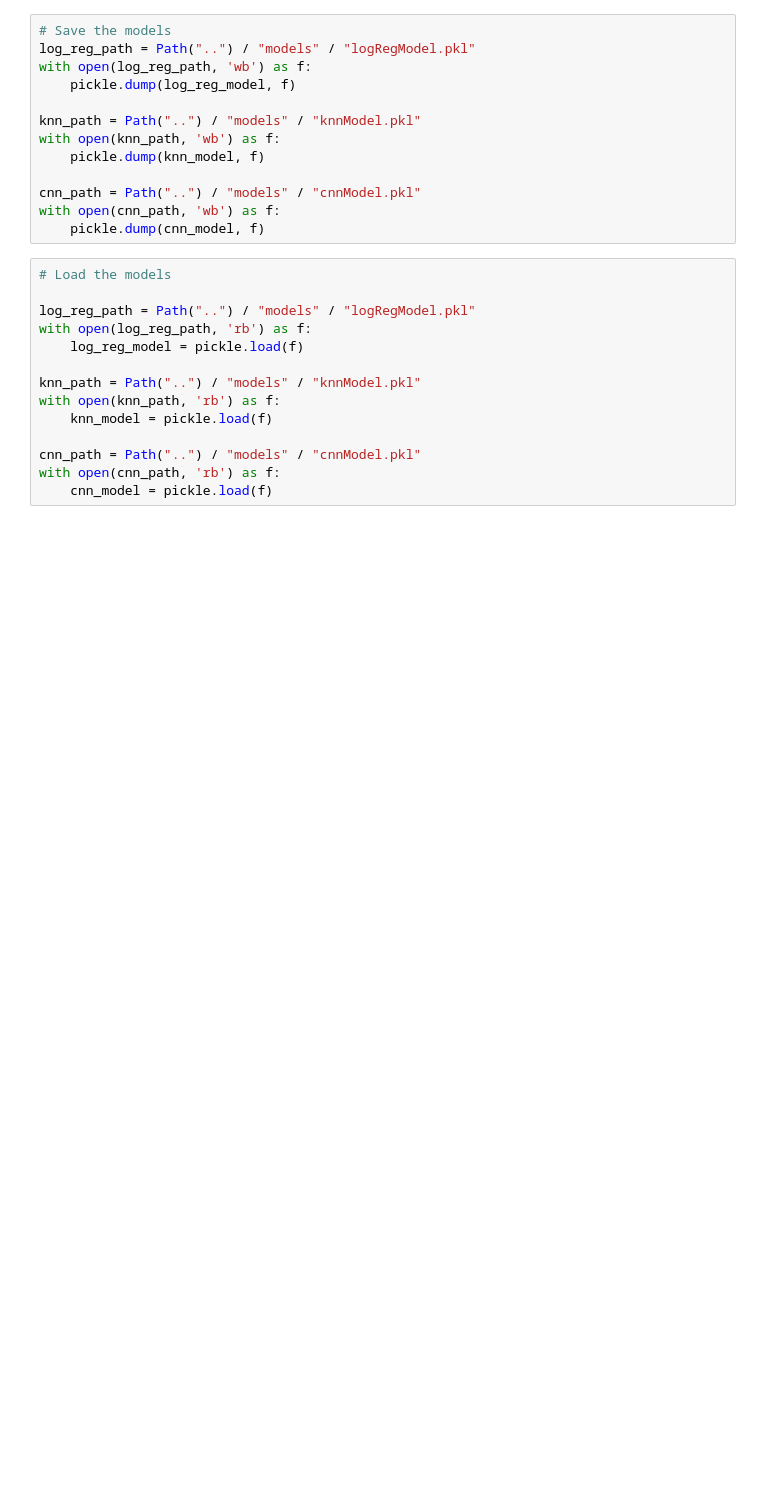
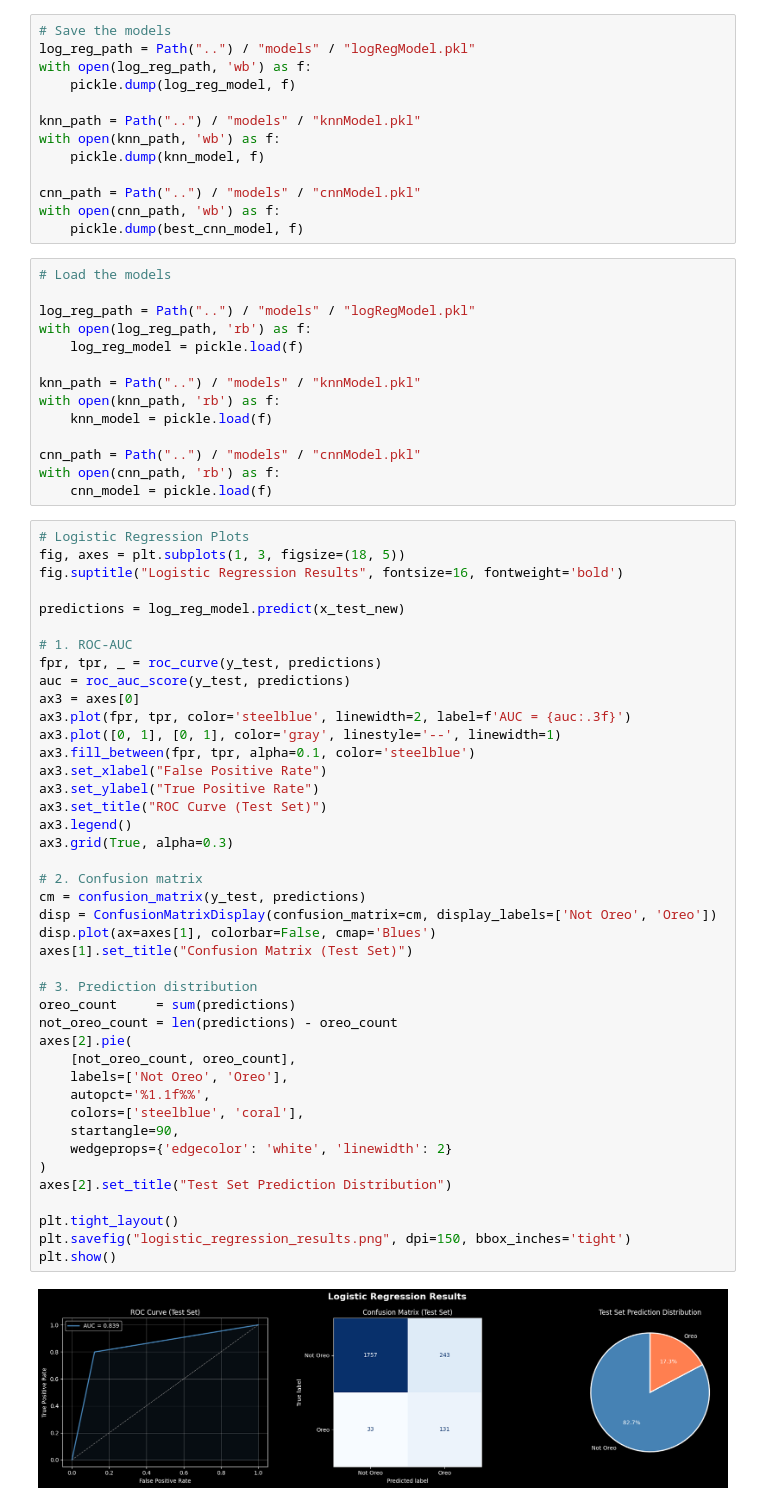
Before and after one commit to TDow13/Machine_Learning_OreoFinder, a Jupyter notebook: code/OreoFinder.ipynb, the cells around one changed output. Cells and saved outputs as stored; diff of their text form; blank space fills up the shorter version.

```diff
--- a/code/OreoFinder.ipynb
+++ b/code/OreoFinder.ipynb
@@ -626,7 +436,7 @@ with open(knn_path, 'wb') as f:
 
 cnn_path = Path("..") / "models" / "cnnModel.pkl"
 with open(cnn_path, 'wb') as f:
-    pickle.dump(cnn_model, f)
+    pickle.dump(best_cnn_model, f)
 # %%
 # Load the models
 
@@ -641,3 +451,47 @@ with open(knn_path, 'rb') as f:
 cnn_path = Path("..") / "models" / "cnnModel.pkl"
 with open(cnn_path, 'rb') as f:
     cnn_model = pickle.load(f)
+# %%
+# Logistic Regression Plots
+fig, axes = plt.subplots(1, 3, figsize=(18, 5))
+fig.suptitle("Logistic Regression Results", fontsize=16, fontweight='bold')
+
+predictions = log_reg_model.predict(x_test_new)
+
+# 1. ROC-AUC
+fpr, tpr, _ = roc_curve(y_test, predictions)
+auc = roc_auc_score(y_test, predictions)
+ax3 = axes[0]
+ax3.plot(fpr, tpr, color='steelblue', linewidth=2, label=f'AUC = {auc:.3f}')
+ax3.plot([0, 1], [0, 1], color='gray', linestyle='--', linewidth=1)
+ax3.fill_between(fpr, tpr, alpha=0.1, color='steelblue')
+ax3.set_xlabel("False Positive Rate")
+ax3.set_ylabel("True Positive Rate")
+ax3.set_title("ROC Curve (Test Set)")
+ax3.legend()
+ax3.grid(True, alpha=0.3)
+
+# 2. Confusion matrix
+cm = confusion_matrix(y_test, predictions)
+disp = ConfusionMatrixDisplay(confusion_matrix=cm, display_labels=['Not Oreo', 'Oreo'])
+disp.plot(ax=axes[1], colorbar=False, cmap='Blues')
+axes[1].set_title("Confusion Matrix (Test Set)")
+
+# 3. Prediction distribution
+oreo_count     = sum(predictions)
+not_oreo_count = len(predictions) - oreo_count
+axes[2].pie(
+    [not_oreo_count, oreo_count],
+    labels=['Not Oreo', 'Oreo'],
+    autopct='%1.1f%%',
+    colors=['steelblue', 'coral'],
+    startangle=90,
+    wedgeprops={'edgecolor': 'white', 'linewidth': 2}
+)
+axes[2].set_title("Test Set Prediction Distribution")
+
+plt.tight_layout()
+plt.savefig("logistic_regression_results.png", dpi=150, bbox_inches='tight')
+plt.show()
+# %% [output]
+[figure, added]
```
Also changed, not shown: parts of 8 cells of this notebook, 6 other files.
